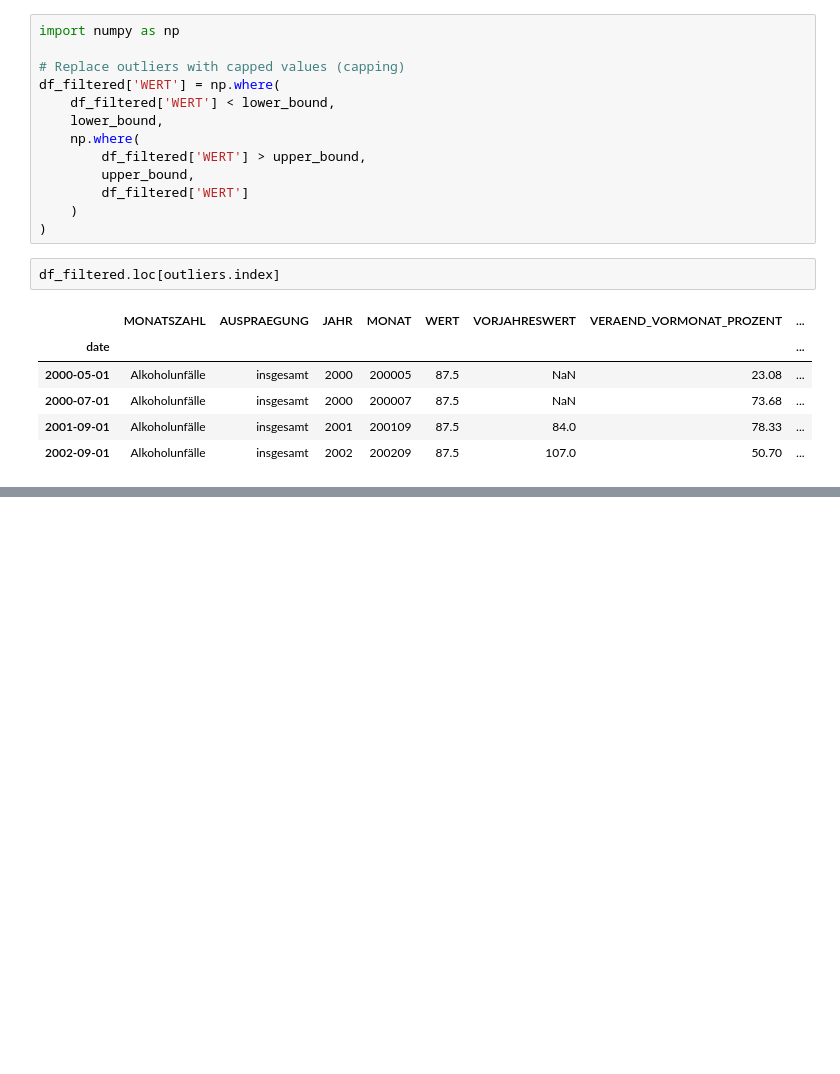
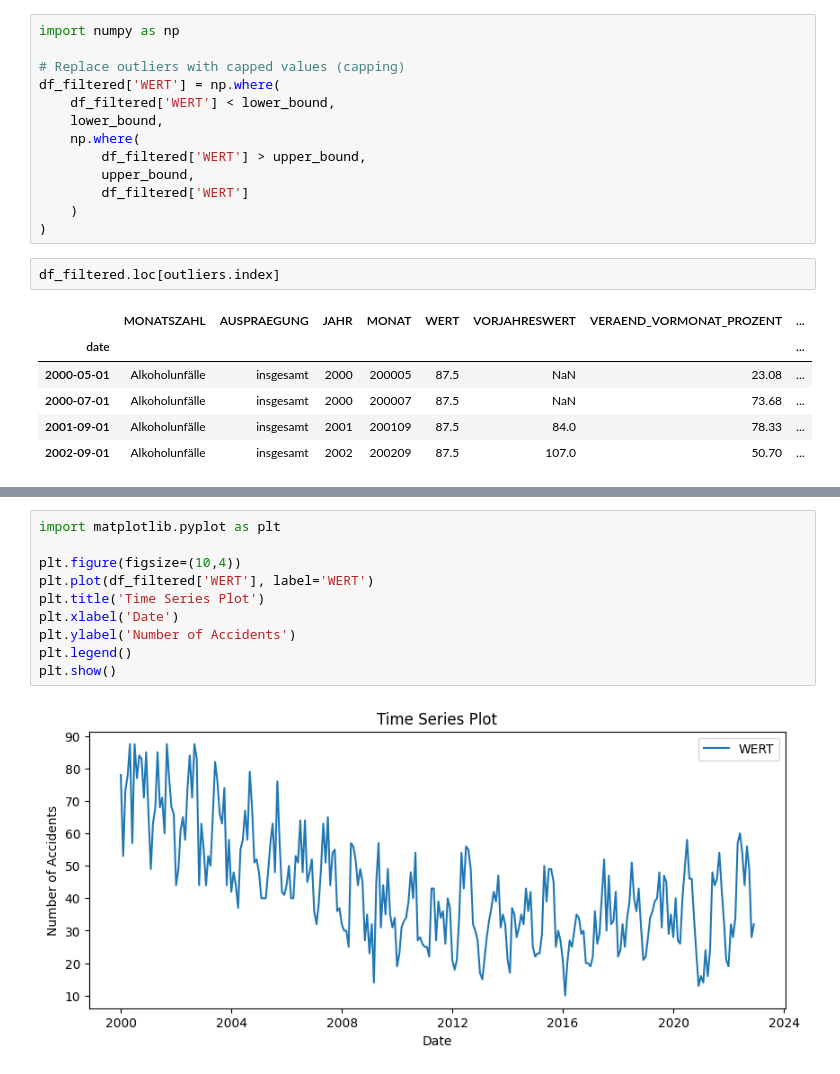
Before and after one commit to r-zeeshan/ai-challenge, a Jupyter notebook: main.ipynb, the cells around one changed output, grey strips where cells are left out. Drawn from its saved outputs; the diff is of its cells as text; blank space fills up the shorter version.

```diff
--- a/main.ipynb
+++ b/main.ipynb
@@ -147,0 +180,12 @@ df_filtered.loc[outliers.index]
+# %%
+import matplotlib.pyplot as plt
+
+plt.figure(figsize=(10,4))
+plt.plot(df_filtered['WERT'], label='WERT')
+plt.title('Time Series Plot')
+plt.xlabel('Date')
+plt.ylabel('Number of Accidents')
+plt.legend()
+plt.show()
+# %% [output]
+[figure, added]
```
Also changed, not shown: parts of 6 cells of this notebook.
